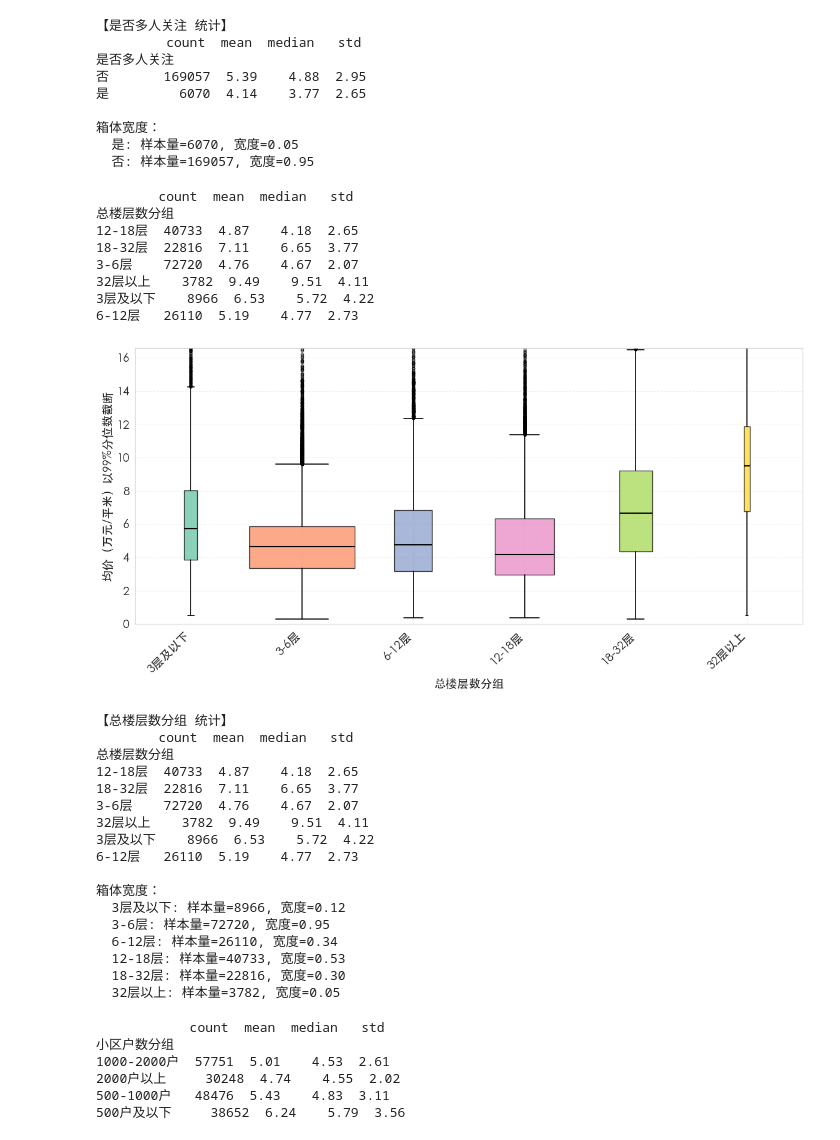
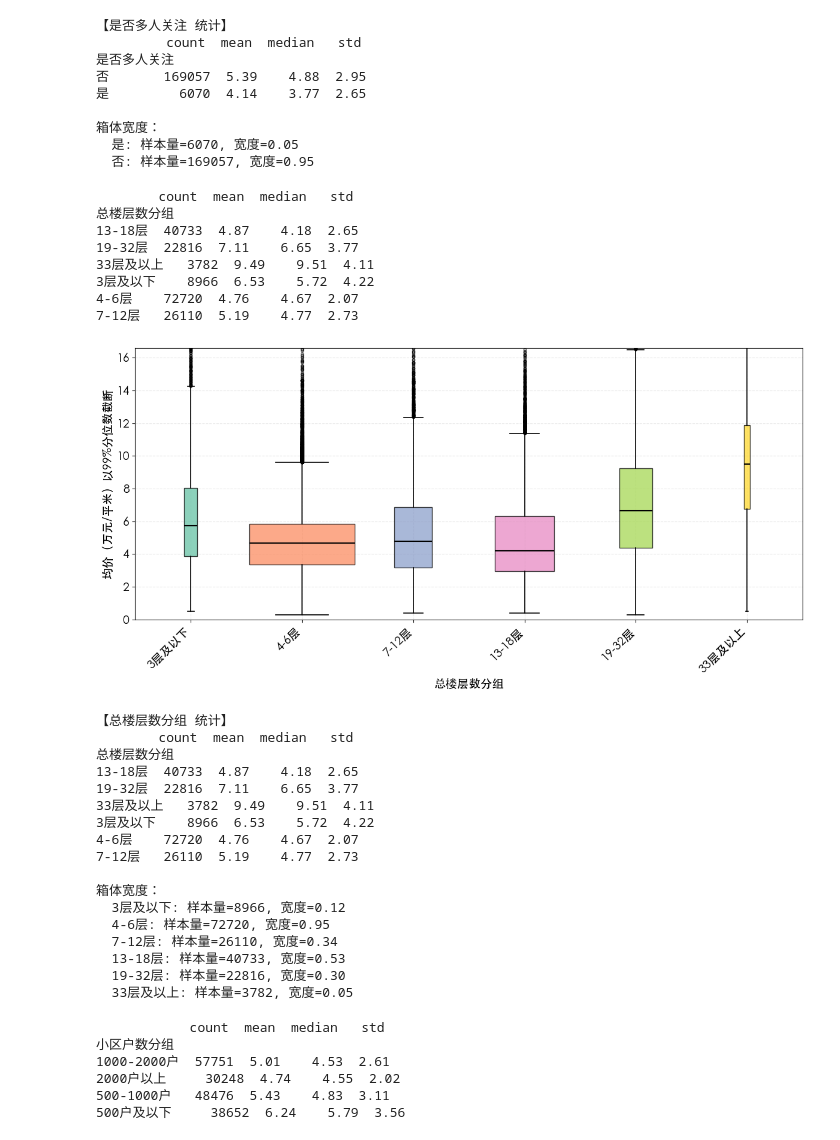
Before and after one commit to jiangwen9477/shanghai-house-price-research, a Jupyter notebook: code.ipynb, the cells around one changed output. Saved outputs shown, nothing was run; the diff lists cells and outputs as text; code cells hidden in the pictures.

```diff
--- a/code.ipynb
+++ b/code.ipynb
@@ -363,44 +363,44 @@ plot_boxplot_single(df, '是否多人关注',order=['是', '否'])
 df['总楼层数分组'] = df['居民楼总层数'].apply(
     lambda x:
     '3层及以下' if x <= 3 else
-    '3-6层' if x <= 6 else
-    '6-12层' if x <= 12 else
-    '12-18层' if x <= 18 else
-    '18-32层' if x <= 32 else
-    '32层以上'
+    '4-6层' if x <= 6 else
+    '7-12层' if x <= 12 else
+    '13-18层' if x <= 18 else
+    '19-32层' if x <= 32 else
+    '33层及以上'
 )
 stats = df.groupby('总楼层数分组')['均价'].agg(['count', 'mean', 'median', 'std']).round(2)
 print(stats)
 # %% [output]
         count  mean  median   std
 总楼层数分组
-12-18层  40733  4.87    4.18  2.65
-18-32层  22816  7.11    6.65  3.77
-3-6层    72720  4.76    4.67  2.07
-32层以上    3782  9.49    9.51  4.11
+13-18层  40733  4.87    4.18  2.65
+19-32层  22816  7.11    6.65  3.77
+33层及以上   3782  9.49    9.51  4.11
 3层及以下    8966  6.53    5.72  4.22
-6-12层   26110  5.19    4.77  2.73
+4-6层    72720  4.76    4.67  2.07
+7-12层   26110  5.19    4.77  2.73
 # %%
-plot_boxplot_single(df, '总楼层数分组',order=['3层及以下', '3-6层', '6-12层', '12-18层', '18-32层', '32层以上'])
+plot_boxplot_single(df, '总楼层数分组',order=['3层及以下', '4-6层', '7-12层', '13-18层', '19-32层', '33层及以上'])
 # %% [output]
-[figure, old version]
+[figure, new version]
 【总楼层数分组 统计】
         count  mean  median   std
 总楼层数分组
-12-18层  40733  4.87    4.18  2.65
-18-32层  22816  7.11    6.65  3.77
-3-6层    72720  4.76    4.67  2.07
-32层以上    3782  9.49    9.51  4.11
+13-18层  40733  4.87    4.18  2.65
+19-32层  22816  7.11    6.65  3.77
+33层及以上   3782  9.49    9.51  4.11
 3层及以下    8966  6.53    5.72  4.22
-6-12层   26110  5.19    4.77  2.73
+4-6层    72720  4.76    4.67  2.07
+7-12层   26110  5.19    4.77  2.73
 
 箱体宽度：
   3层及以下: 样本量=8966, 宽度=0.12
-  3-6层: 样本量=72720, 宽度=0.95
-  6-12层: 样本量=26110, 宽度=0.34
-  12-18层: 样本量=40733, 宽度=0.53
-  18-32层: 样本量=22816, 宽度=0.30
-  32层以上: 样本量=3782, 宽度=0.05
+  4-6层: 样本量=72720, 宽度=0.95
+  7-12层: 样本量=26110, 宽度=0.34
+  13-18层: 样本量=40733, 宽度=0.53
+  19-32层: 样本量=22816, 宽度=0.30
+  33层及以上: 样本量=3782, 宽度=0.05
 # %%
 df['小区户数分组'] = df['小区户数'].apply(
     lambda x:
```
Also changed, not shown: parts of 10 cells of this notebook, 12 other files.
